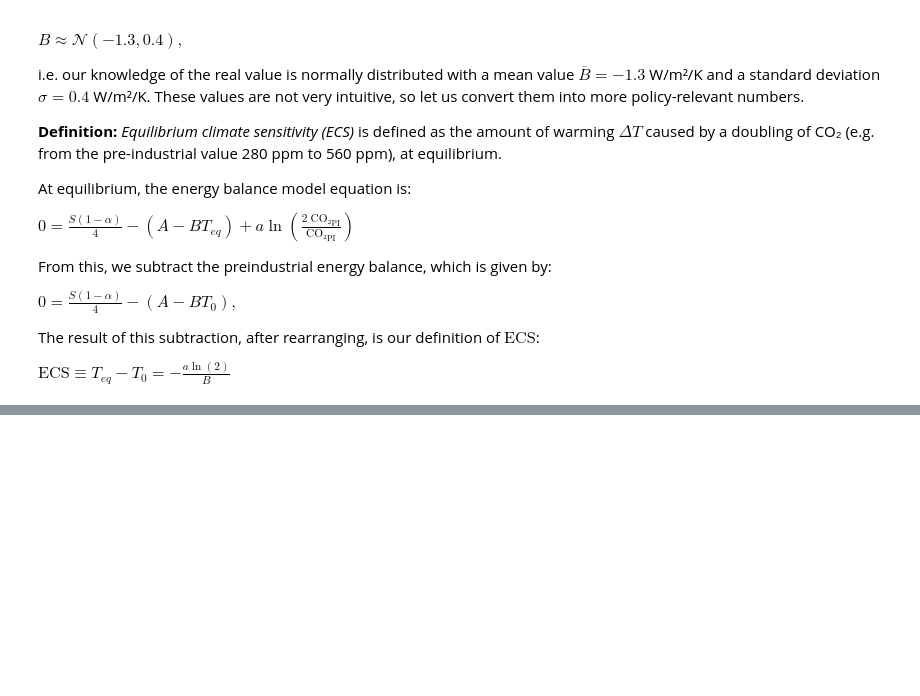
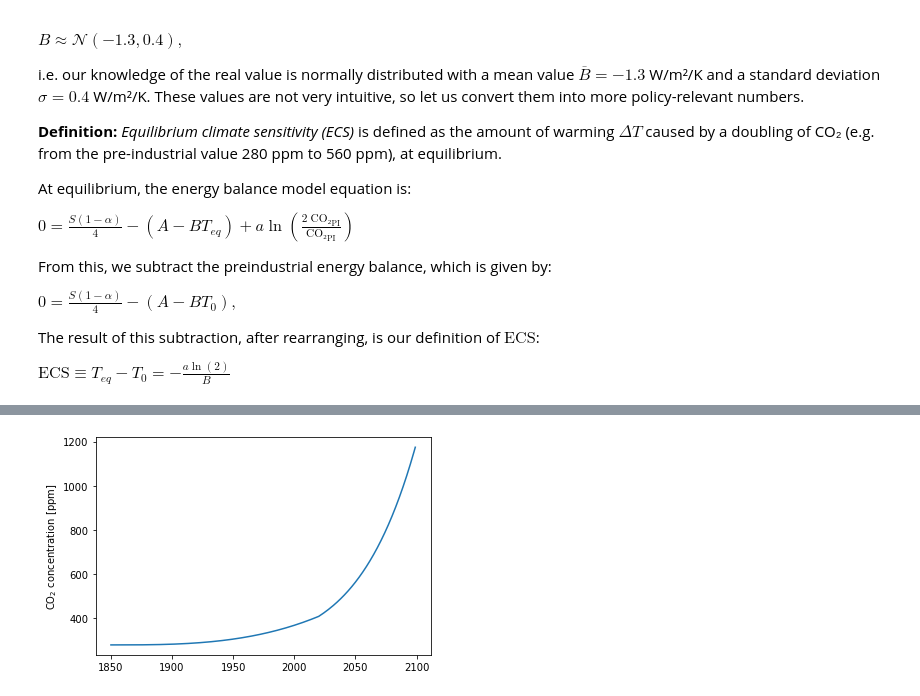
Before and after one commit to t3bol90/personal_blog, a Jupyter notebook: _notebooks/2020-11-14-climate-of-the-ocean-h1.ipynb, the cells around one changed output, grey strips where cells are left out. Cells and saved outputs as stored; diff of their text form; code cells hidden in the pictures; blank space fills up the shorter version.

```diff
--- a/_notebooks/2020-11-14-climate-of-the-ocean-h1.ipynb
+++ b/_notebooks/2020-11-14-climate-of-the-ocean-h1.ipynb
@@ -30,0 +92,9 @@ $\text{ECS} \equiv T_{eq} - T_{0} = -\frac{a\ln(2)}{B}$
+# %%
+def CO2_RCP85(t):
+    return 280 * (1+ ((t-1850)/220)**3 * np.maximum(1., np.exp(((t-1850)-170)/100)))
+# %%
+t = np.arange(1850, 2100)
+plt.ylabel("CO$_2$ concentration [ppm]")
+plt.plot(t, CO2_RCP85(t));
+# %% [output]
+[figure, added]
```
Also changed, not shown: parts of 39 cells of this notebook, 4 other files.
